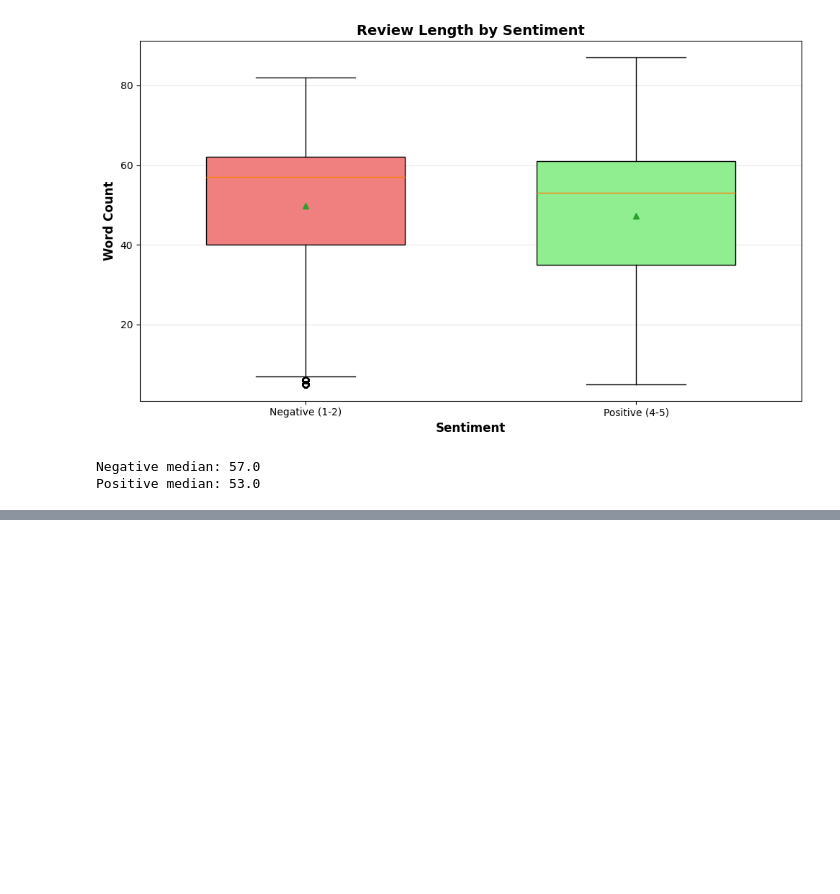
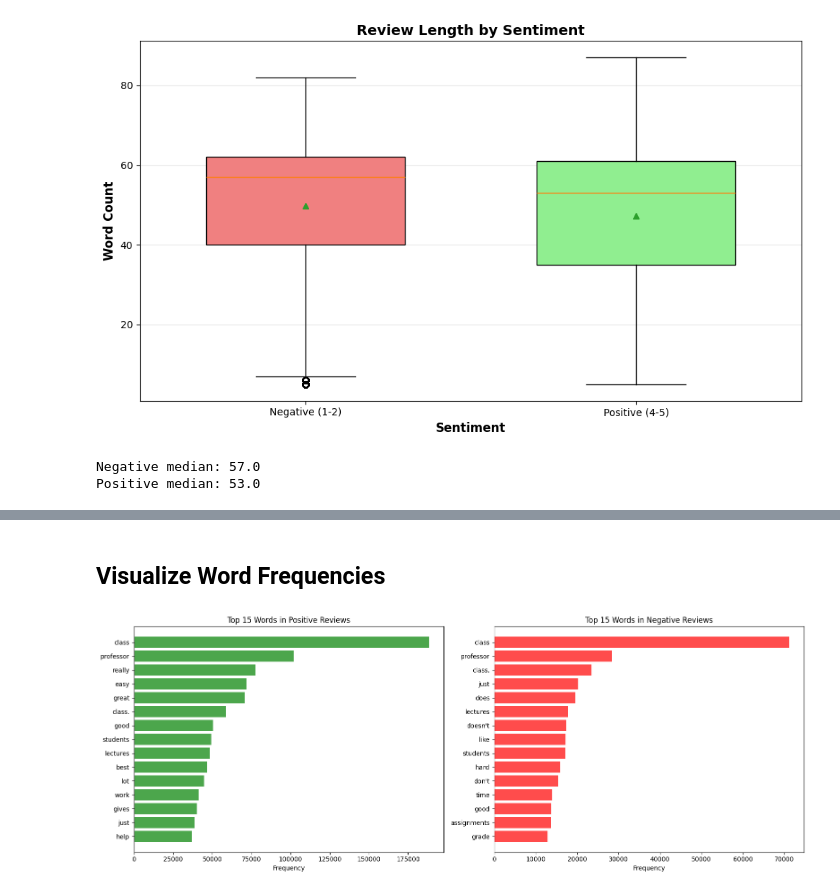
Before and after one commit to 3028Bikalpa/SOSC314_project_Bikki, a Jupyter notebook: project_code.ipynb, the cells around one changed output, grey strips where cells are left out. Drawn from its saved outputs; the diff is of its cells as text; code cells hidden in the pictures; blank space fills up the shorter version.

```diff
--- a/project_code.ipynb
+++ b/project_code.ipynb
@@ -416,0 +496,24 @@ Positive median: 53.0
+# %% [markdown]
+## Visualize Word Frequencies
+# %%
+# Create bar plots for top words
+fig, axes = plt.subplots(1, 2, figsize=(16, 6))
+
+# Positive reviews
+words_pos, counts_pos = zip(*top_positive[:15])
+axes[0].barh(words_pos, counts_pos, color='green', alpha=0.7)
+axes[0].set_xlabel('Frequency')
+axes[0].set_title('Top 15 Words in Positive Reviews')
+axes[0].invert_yaxis()
+
+# Negative reviews
+words_neg, counts_neg = zip(*top_negative[:15])
+axes[1].barh(words_neg, counts_neg, color='red', alpha=0.7)
+axes[1].set_xlabel('Frequency')
+axes[1].set_title('Top 15 Words in Negative Reviews')
+axes[1].invert_yaxis()
+
+plt.tight_layout()
+plt.show()
+# %% [output]
+[figure, added]
```
Also changed, not shown: parts of 9 cells of this notebook.
